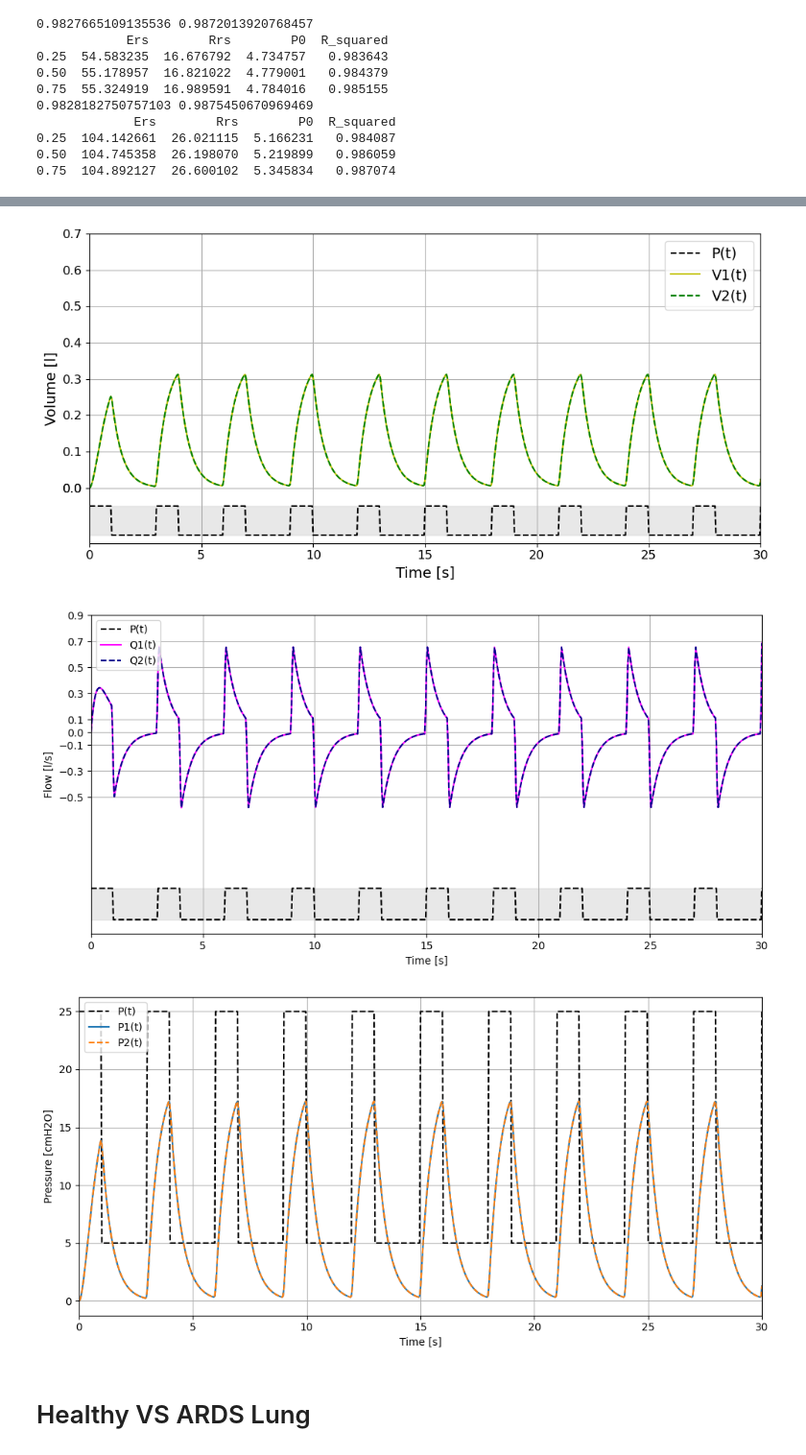
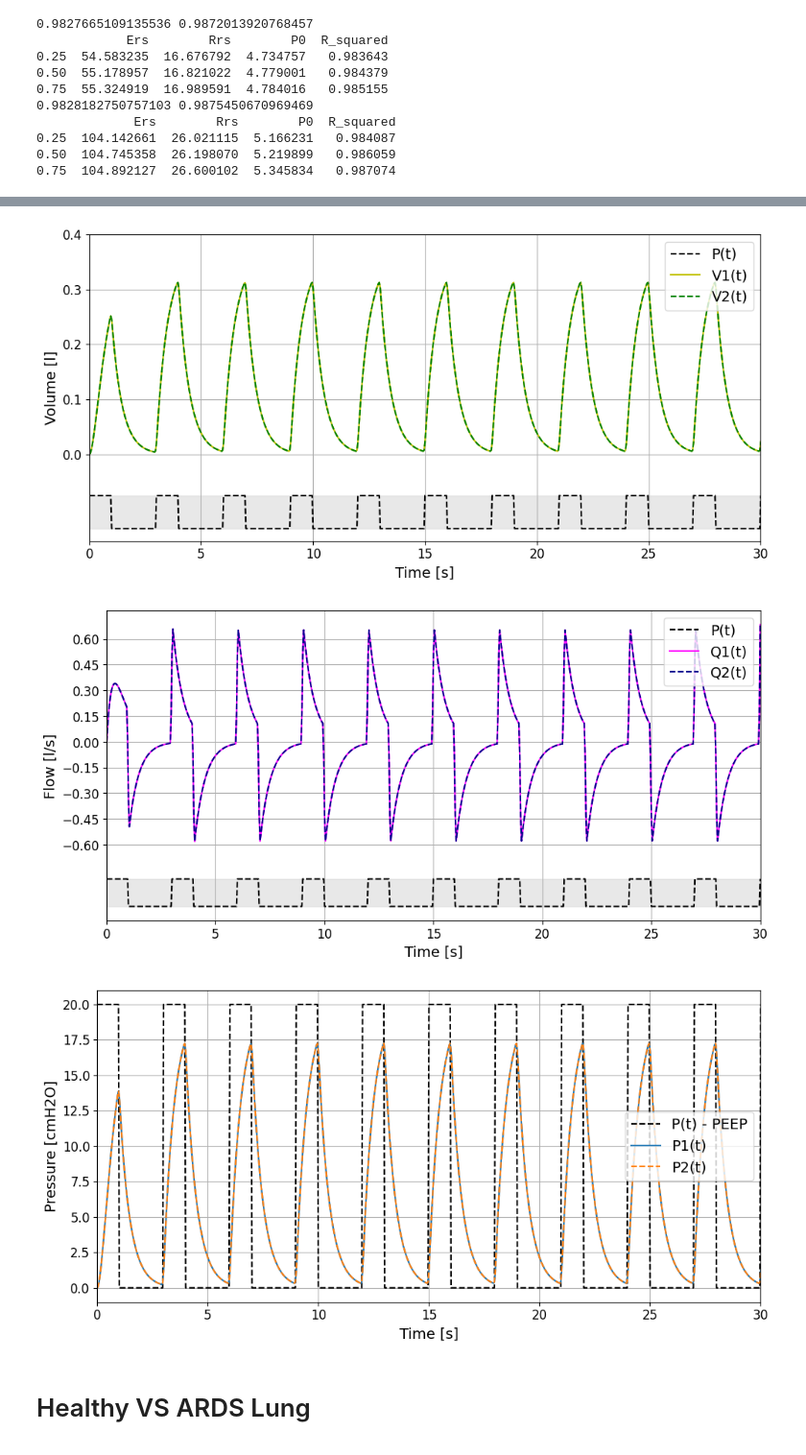
Before and after one commit to julienbrandoit/GBIO0014-2---ARDS-and-healthy-lungs-analysis, a Jupyter notebook: project.ipynb, the cells around one changed output, grey strips where cells are left out. Shown at 96% size. Drawn from its saved outputs; the diff is of its cells as text; code cells hidden in the pictures.

Commit message:
fontsize on graphs

```diff
--- a/project.ipynb
+++ b/project.ipynb
@@ -446,14 +443,14 @@ def simulate_lungs_cycle(t, P, params, initial_conditions, PEEP = 5):
     sol = solve_ivp(lungs_model, t_span, initial_conditions, args=(params,), t_eval=t, max_step=0.04)
     return sol
 
-def simulate_both_lungs(params, initial_conditions):
+def simulate_both_lungs(params, initial_conditions, PEEP=5):
 
     t = np.arange(0, 30.001, 0.04)
     P = [square_wave(x) for x in t]
     initial_conditions = [0, 0, 0, 0]
-    sol = simulate_lungs_cycle(t, P, params, initial_conditions)
+    sol = simulate_lungs_cycle(t, P, params, initial_conditions, PEEP)
     # Calculate min and max of scaled P(t)
-    f = 0.1
+    f = 0.075
     y_offset = 0.15
     scaled_P = [f*p/np.max(P) - y_offset for p in P]
     min_scaled_P = min(scaled_P)
@@ -470,7 +467,7 @@ def simulate_both_lungs(params, initial_conditions):
     plt.grid()
     plt.legend(loc='best', fontsize=14)
     # Set y ticks from -0.5 to 0.9 with a step size of 0.1
-    plt.gca().set_yticks(list(np.arange(0, 0.8, 0.1)) + [0])
+    plt.gca().set_yticks(list(np.arange(0, 0.5, 0.1)))
     plt.xlim(min(t), max(t))
     plt.xticks(fontsize=12)
     plt.yticks(fontsize=12)
@@ -478,48 +475,52 @@ def simulate_both_lungs(params, initial_conditions):
     plt.savefig('volumes_plot.png')
     plt.show()
     # Plot for flux
-    f = 0.3
-    y_offset = 1.5
+    f = 0.2
+    y_offset = 1
     scaled_P = [f*p/np.max(P) - y_offset for p in P]
     min_scaled_P = min(scaled_P)
     max_scaled_P = max(scaled_P)
     plt.figure(figsize=(10, 5))
     plt.fill_between(t, min_scaled_P, max_scaled_P, color='lightgrey', alpha=0.5)
     plt.plot(t, scaled_P, 'k--', label='P(t)')
     plt.plot(sol.t, sol.y[1], label='Q1(t)', color = "magenta")
     plt.plot(sol.t, sol.y[3], label='Q2(t)',color = "darkblue", linestyle='--')
-    plt.xlabel('Time [s]')
-    plt.ylabel('Flow [l/s]')
+    plt.xlabel('Time [s]', fontsize=14)
+    plt.ylabel('Flow [l/s]', fontsize=14)
     plt.grid()
-    plt.legend(loc='best')
+    plt.legend(loc='best', fontsize=14)
     plt.xlim(min(t), max(t))
     plt.tight_layout()
     plt.savefig('flux_plot.png')
     # Set y ticks from -0.5 to 0.9 with a step size of 0.1
-    plt.gca().set_yticks(list(np.arange(-0.5, 1.0, 0.2)) + [0])
+    plt.gca().set_yticks(list(np.arange(-0.6, 0.61, 0.15)))
+    plt.xticks(fontsize=12)
+    plt.yticks(fontsize=12)
     plt.show()
     """ MAYBE RASSEMBLER LES DEUX ??? """
     # Plot for pressure
     plt.figure(figsize=(10, 5))
-    plt.plot(sol.t, [params[5](t) for t in sol.t], label='P(t)', color='k', linestyle='--')
+    plt.plot(sol.t, [params[5](t) - PEEP for t in sol.t], label='P(t) - PEEP', color='k', linestyle='--')
     plt.plot(sol.t, sol.y[0] * params[0], label='P1(t)')
     plt.plot(sol.t, sol.y[2] * params[2], label='P2(t)', linestyle='--')
-    plt.xlabel('Time [s]')
-    plt.ylabel('Pressure [cmH2O]')
+    plt.xlabel('Time [s]', fontsize=14)
+    plt.ylabel('Pressure [cmH2O]', fontsize=14)
     plt.grid()
-    plt.legend(loc='best')
+    plt.legend(loc='best', fontsize=14)
     plt.xlim(min(t), max(t))
+    plt.xticks(fontsize=12)
+    plt.yticks(fontsize=12)
     plt.tight_layout()
     plt.savefig('pressure_plot.png')
     plt.show()
 
 params = [med_control_properties.loc[0.5, 'Ers'], med_control_properties.loc[0.5, 'Rrs'], med_control_properties.loc[0.5, 'Ers'], med_control_properties.loc[0.5, 'Rrs'], 5]
 initial_conditions = [0, 0, 0, 0]
 simulate_both_lungs(params, initial_conditions)
 # %% [output]
-[figure, old version]
+[figure, new version]
-[figure, old version]
+[figure, new version]
-[figure, old version]
+[figure, new version]
 # %% [markdown]
 # Healthy VS ARDS Lung
 # %%
```
Also changed, not shown: parts of 7 cells of this notebook, 9 other files.
